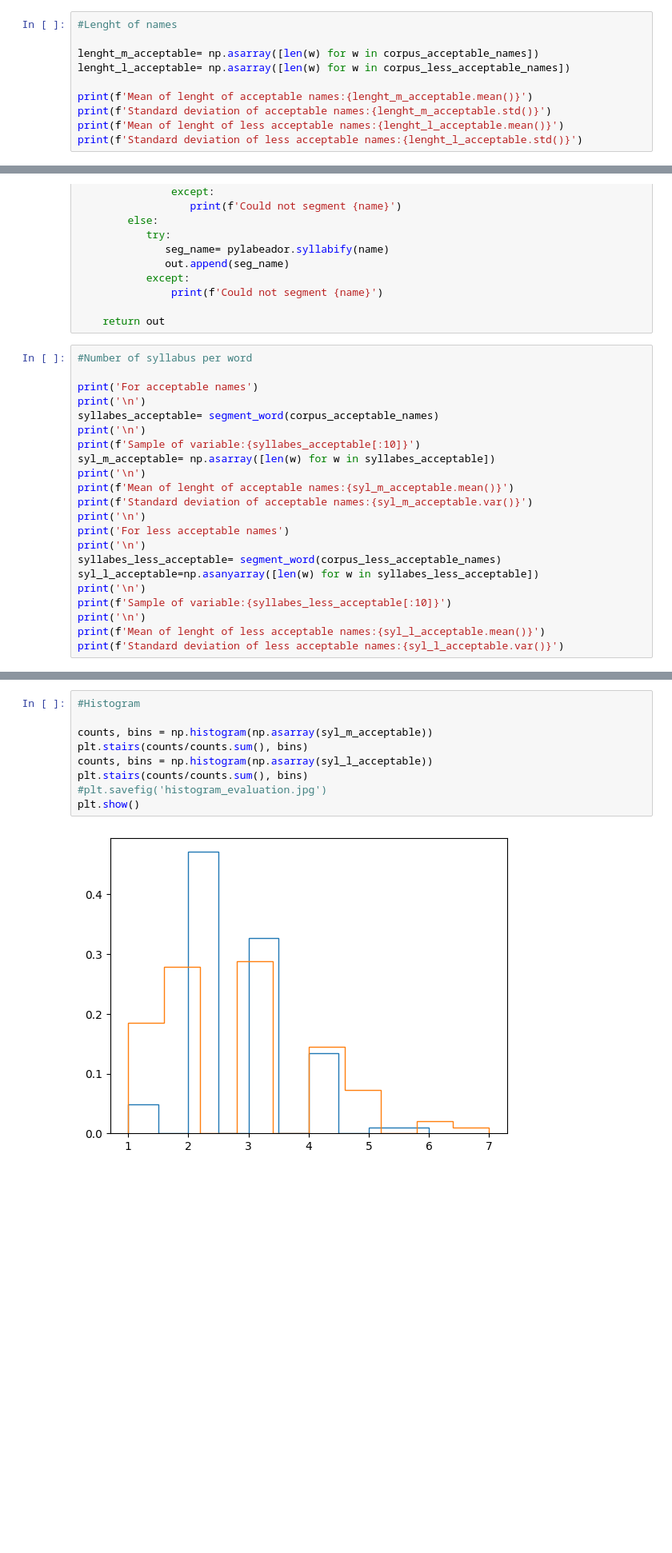
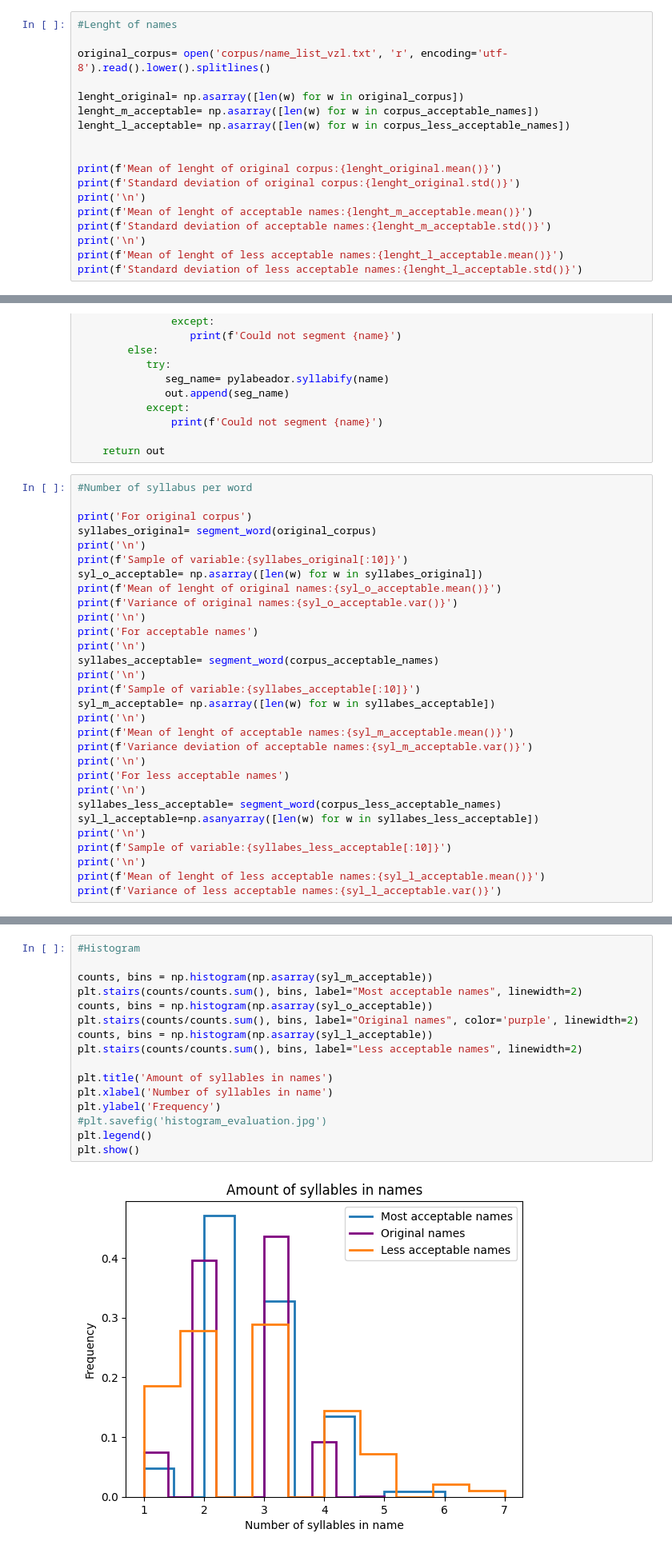
Before and after one commit to alejaduque/venezuelan_names, a Jupyter notebook: evaluation_analysis.ipynb, the cells around one changed output, grey strips where cells are left out. Shown at 80% size. Drawn from its saved outputs; the diff is of its cells as text; blank space fills up the shorter version.

```diff
--- a/evaluation_analysis.ipynb
+++ b/evaluation_analysis.ipynb
@@ -115,11 +115,19 @@ Less acceptable names
 # %%
 #Lenght of names
 
+original_corpus= open('corpus/name_list_vzl.txt', 'r', encoding='utf-8').read().lower().splitlines()
+
+lenght_original= np.asarray([len(w) for w in original_corpus])
 lenght_m_acceptable= np.asarray([len(w) for w in corpus_acceptable_names])
 lenght_l_acceptable= np.asarray([len(w) for w in corpus_less_acceptable_names])
 
+
+print(f'Mean of lenght of original corpus:{lenght_original.mean()}')
+print(f'Standard deviation of original corpus:{lenght_original.std()}')
+print('\n')
 print(f'Mean of lenght of acceptable names:{lenght_m_acceptable.mean()}')
 print(f'Standard deviation of acceptable names:{lenght_m_acceptable.std()}')
+print('\n')
 print(f'Mean of lenght of less acceptable names:{lenght_l_acceptable.mean()}')
 print(f'Standard deviation of less acceptable names:{lenght_l_acceptable.std()}')
 # %% [output]
@@ -152,6 +166,14 @@ def segment_word(list_w_names):
 # %%
 #Number of syllabus per word
 
+print('For original corpus')
+syllabes_original= segment_word(original_corpus)
+print('\n')
+print(f'Sample of variable:{syllabes_original[:10]}')
+syl_o_acceptable= np.asarray([len(w) for w in syllabes_original])
+print(f'Mean of lenght of original names:{syl_o_acceptable.mean()}')
+print(f'Variance of original names:{syl_o_acceptable.var()}')
+print('\n')
 print('For acceptable names')
 print('\n')
 syllabes_acceptable= segment_word(corpus_acceptable_names)
@@ -160,7 +182,7 @@ print(f'Sample of variable:{syllabes_acceptable[:10]}')
 syl_m_acceptable= np.asarray([len(w) for w in syllabes_acceptable])
 print('\n')
 print(f'Mean of lenght of acceptable names:{syl_m_acceptable.mean()}')
-print(f'Standard deviation of acceptable names:{syl_m_acceptable.var()}')
+print(f'Variance deviation of acceptable names:{syl_m_acceptable.var()}')
 print('\n')
 print('For less acceptable names')
 print('\n')
@@ -170,5 +192,5 @@ print('\n')
 print(f'Sample of variable:{syllabes_less_acceptable[:10]}')
 print('\n')
 print(f'Mean of lenght of less acceptable names:{syl_l_acceptable.mean()}')
-print(f'Standard deviation of less acceptable names:{syl_l_acceptable.var()}')
+print(f'Variance of less acceptable names:{syl_l_acceptable.var()}')
 # %% [output]
@@ -192,11 +214,18 @@ Standard deviation of less acceptable names:1.7376979487724522
 # %%
 #Histogram
 
 counts, bins = np.histogram(np.asarray(syl_m_acceptable))
-plt.stairs(counts/counts.sum(), bins)
+plt.stairs(counts/counts.sum(), bins, label="Most acceptable names", linewidth=2)
+counts, bins = np.histogram(np.asarray(syl_o_acceptable))
+plt.stairs(counts/counts.sum(), bins, label="Original names", color='purple', linewidth=2)
 counts, bins = np.histogram(np.asarray(syl_l_acceptable))
-plt.stairs(counts/counts.sum(), bins)
+plt.stairs(counts/counts.sum(), bins, label="Less acceptable names", linewidth=2)
+
+plt.title('Amount of syllables in names')
+plt.xlabel('Number of syllables in name')
+plt.ylabel('Frequency')
 #plt.savefig('histogram_evaluation.jpg')
+plt.legend()
 plt.show()
 # %% [output]
-[figure, old version]
+[figure, new version]
```
Also changed, not shown: parts of 2 cells of this notebook, 2 other files.
